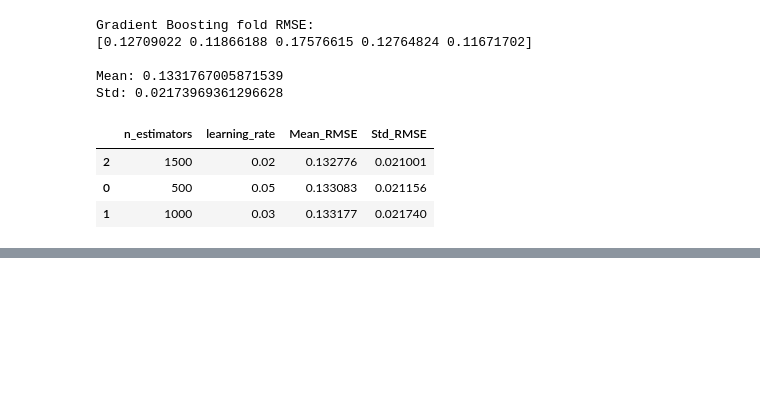
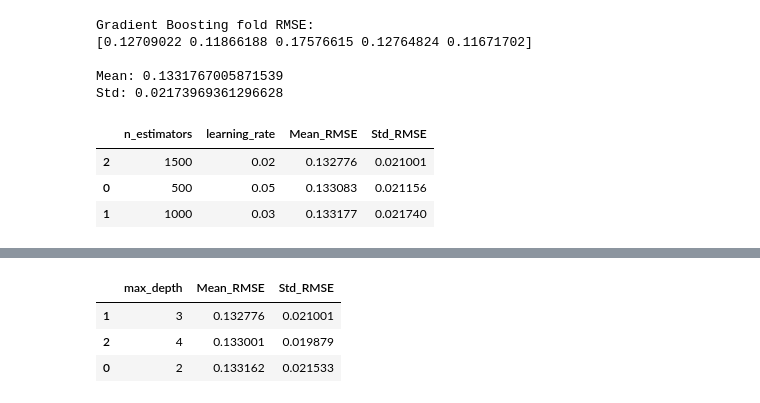
Before and after one commit to Bishu010/House-price-advanced-regression, a Jupyter notebook: notebooks/house_prices.ipynb, the cells around one changed output, grey strips where cells are left out. Saved outputs shown, nothing was run; the diff lists cells and outputs as text; code cells hidden in the pictures; blank space fills up the shorter version.

```diff
--- a/notebooks/house_prices.ipynb
+++ b/notebooks/house_prices.ipynb
@@ -1019,0 +1069,42 @@ gbr_tuning_df.sort_values("Mean_RMSE")
+# %%
+depth_results = []
+
+for depth in [2, 3, 4]:
+
+    pipeline = Pipeline([
+        ("preprocessor", preprocessor),
+        ("model", GradientBoostingRegressor(
+            n_estimators=1500,
+            learning_rate=0.02,
+            max_depth=depth,
+            min_samples_leaf=3,
+            loss="huber",
+            random_state=42
+        ))
+    ])
+
+    scores = cross_val_score(
+        pipeline,
+        X,
+        y,
+        cv=kf,
+        scoring="neg_root_mean_squared_error",
+        n_jobs=-1
+    )
+
+    rmse_scores = -scores
+
+    depth_results.append({
+        "max_depth": depth,
+        "Mean_RMSE": rmse_scores.mean(),
+        "Std_RMSE": rmse_scores.std()
+    })
+
+depth_results_df = pd.DataFrame(depth_results)
+
+depth_results_df.sort_values("Mean_RMSE")
+# %% [output]
+|  | max_depth | Mean_RMSE | Std_RMSE |
+| 1 | 3 | 0.132776 | 0.021001 |
+| 2 | 4 | 0.133001 | 0.019879 |
+| 0 | 2 | 0.133162 | 0.021533 |
```
Also changed, not shown: parts of 26 cells of this notebook, 1 other file.
